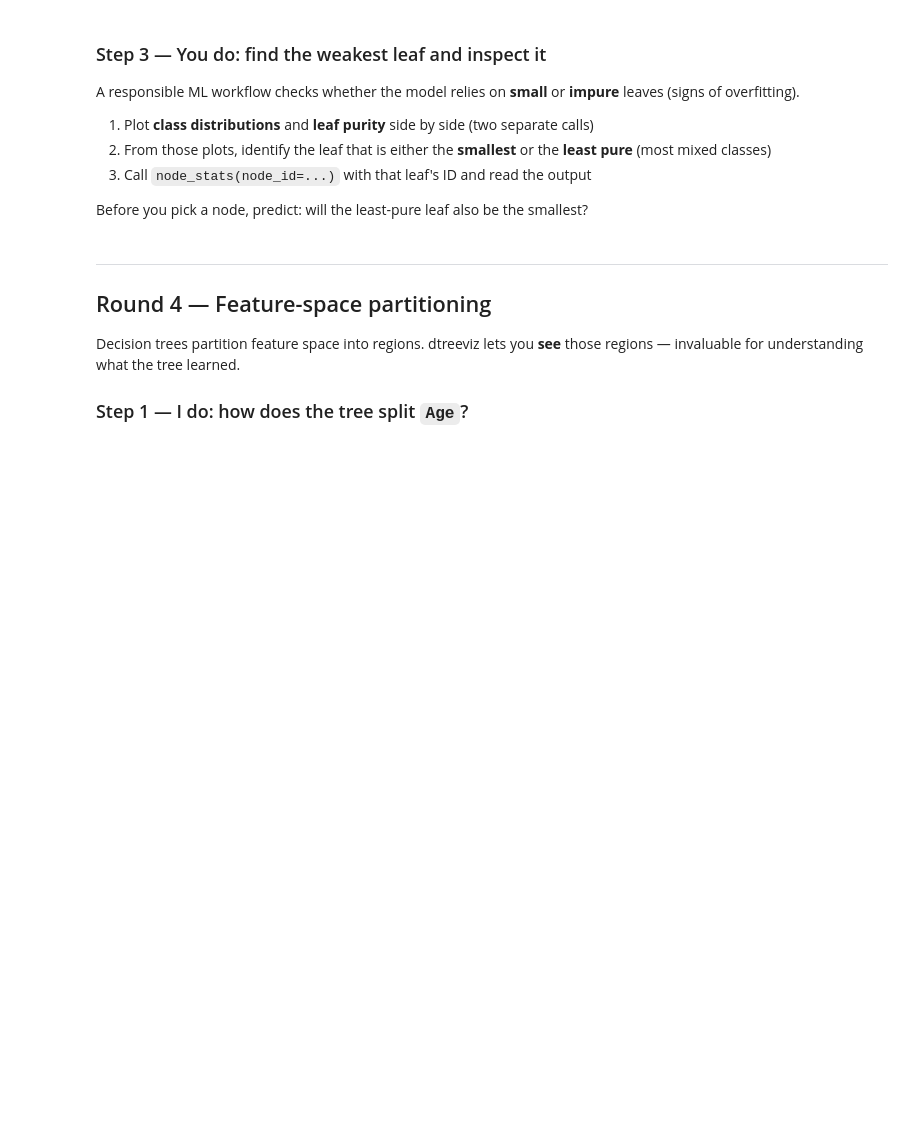
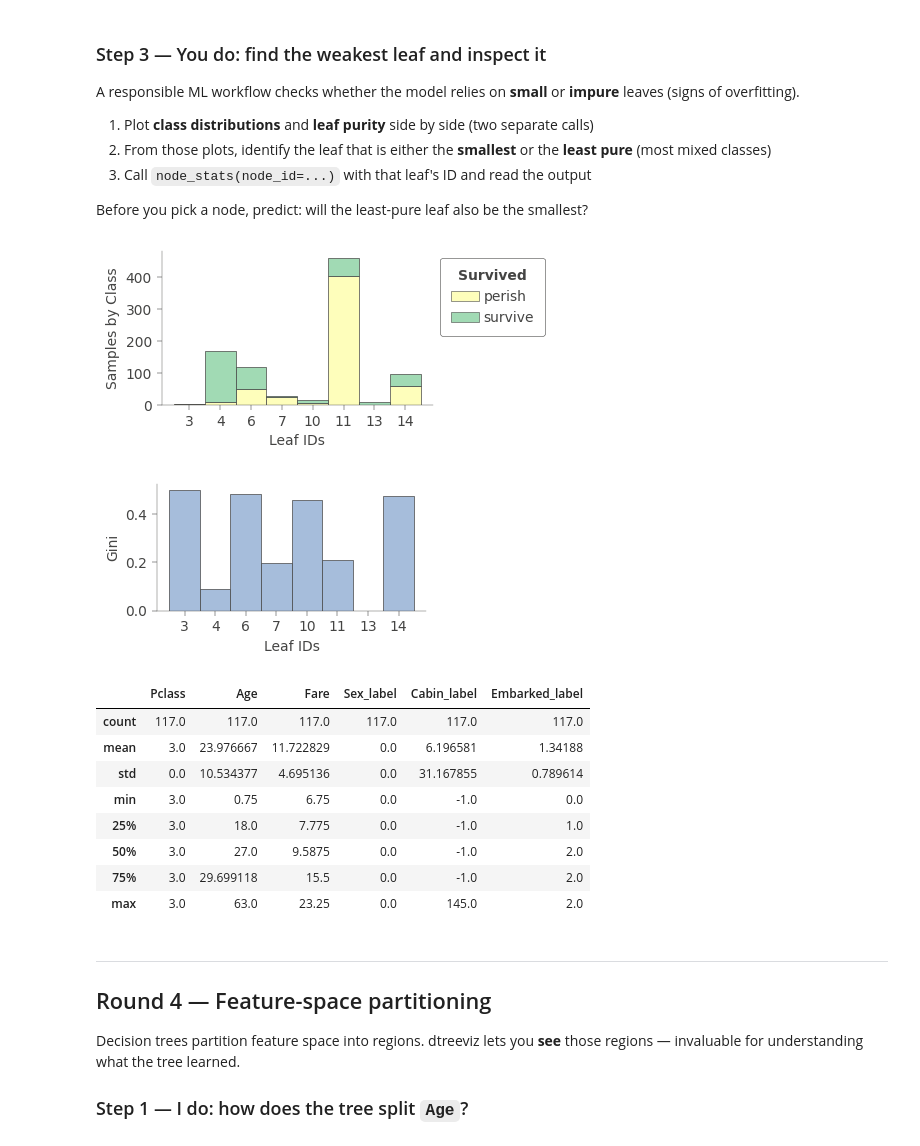
Before and after one commit to HassanAlgoz/AAI, a Jupyter notebook: courses/Machine_Learning/exercises/14/dtree_viz_solution.ipynb, the cells around one changed output. Cells and saved outputs as stored; diff of their text form; code cells hidden in the pictures; blank space fills up the shorter version.

```diff
--- a/courses/Machine_Learning/exercises/14/dtree_viz_solution.ipynb
+++ b/courses/Machine_Learning/exercises/14/dtree_viz_solution.ipynb
@@ -232,19 +275,33 @@ Before you pick a node, predict: will the least-pure leaf also be the smallest?
 # %%
 viz_model.ctree_leaf_distributions(
     figsize=(3.5, 2),
+    fontname=FONTNAME,
 )
 
 viz_model.leaf_purity(
     figsize=(3.5, 2),
+    fontname=FONTNAME,
 )
 
 # Node 6 is a leaf in the max_depth=3 Titanic tree (see Round 1 diagram).
 # Your answer may differ if you pick a different leaf from the plots.
 leaf_node_id = 6
 
 viz_model.node_stats(
     node_id=leaf_node_id,
 )
+# %% [output]
+[figure, added]
+[figure, added]
+|  | Pclass | Age | Fare | Sex_label | Cabin_label | Embarked_label |
+| count | 117.0 | 117.0 | 117.0 | 117.0 | 117.0 | 117.0 |
+| mean | 3.0 | 23.976667 | 11.722829 | 0.0 | 6.196581 | 1.34188 |
+| std | 0.0 | 10.534377 | 4.695136 | 0.0 | 31.167855 | 0.789614 |
+| min | 3.0 | 0.75 | 6.75 | 0.0 | -1.0 | 0.0 |
+| 25% | 3.0 | 18.0 | 7.775 | 0.0 | -1.0 | 1.0 |
+| 50% | 3.0 | 27.0 | 9.5875 | 0.0 | -1.0 | 2.0 |
+| 75% | 3.0 | 29.699118 | 15.5 | 0.0 | -1.0 | 2.0 |
+| max | 3.0 | 63.0 | 23.25 | 0.0 | 145.0 | 2.0 |
 # %% [markdown]
 ---
 
```
Also changed, not shown: parts of 12 cells of this notebook, 6 other files.
